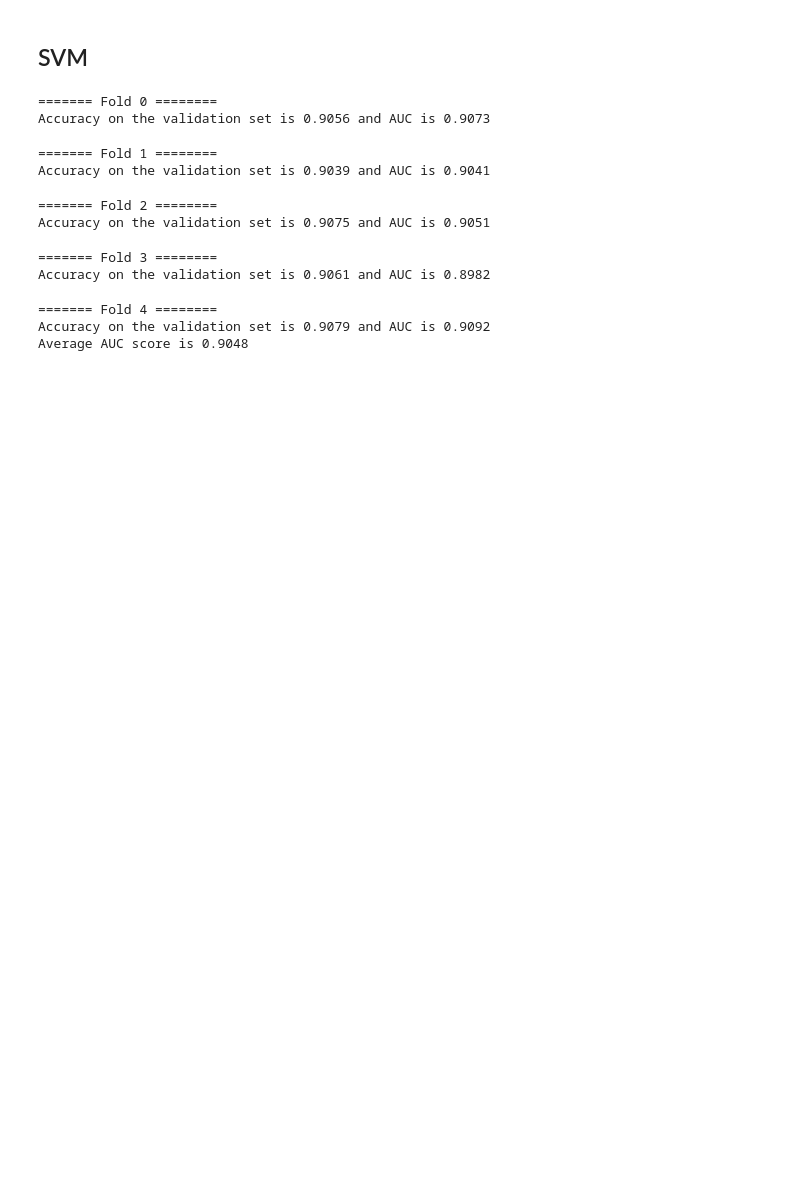
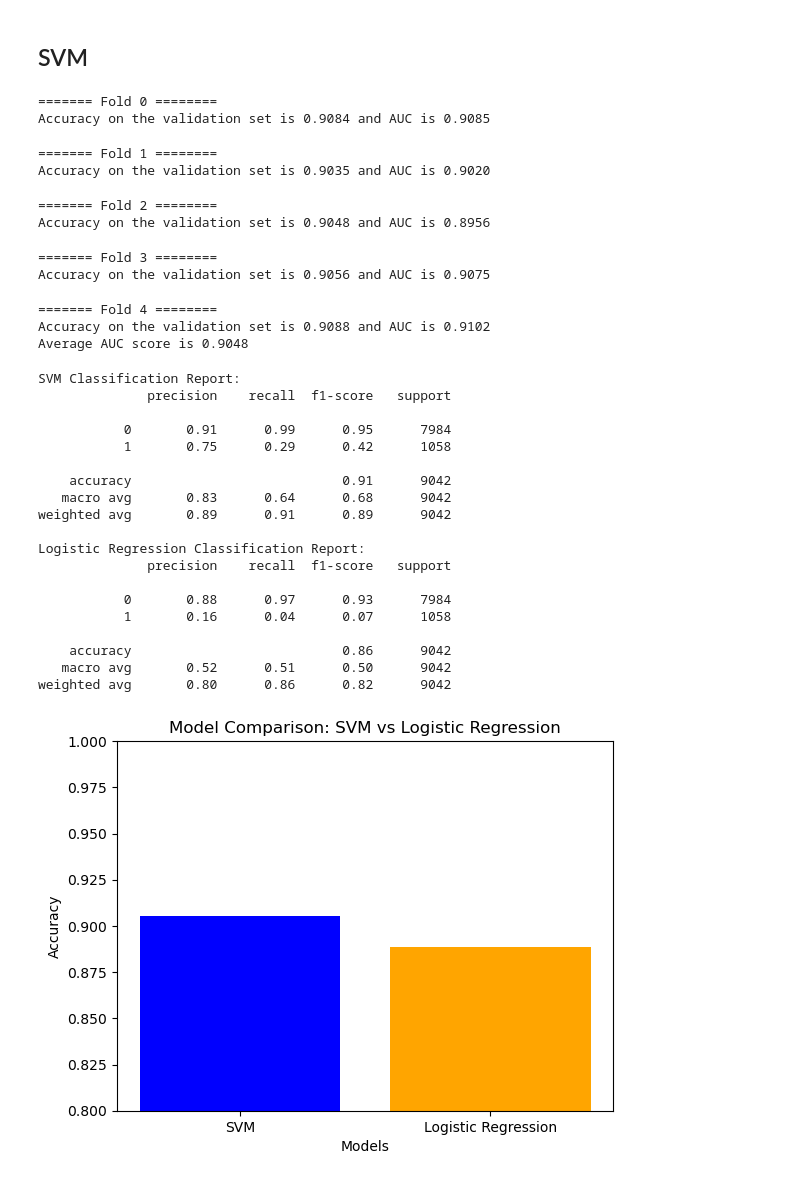
Before and after one commit to Just1a2Noob/Independent_Projects, a Jupyter notebook: bank marketing/bank marketing.ipynb, the cells around one changed output. Cells and saved outputs as stored; diff of their text form; code cells hidden in the pictures; blank space fills up the shorter version.

Commit message:
Added Comparison of Linear Regression and SVM

```diff
--- a/bank marketing/bank marketing.ipynb
+++ b/bank marketing/bank marketing.ipynb
@@ -230,6 +230,9 @@ from sklearn.preprocessing import StandardScaler
 from sklearn import svm
 from sklearn.calibration import CalibratedClassifierCV
 
+# As much as I want to do GridSearchCV or RandomizedSearchCV
+# The specs of my computer isn't strong enough to do the calculation, as from my calculation
+# It will take me about 2516 days using GridSearch CV and using RandomizedSearchCV would take me 7.3 days
 svm_clf = Pipeline([
         ("scaler", StandardScaler()),
         ("svc", svm.SVC(C=1, gamma='auto', max_iter=10000)),
@@ -246,31 +249,31 @@ for train_index, test_index in skf.split(features, target):
     svm_clf.fit(features, target.values.ravel())
 
     # Getting the predictions and predict probability
-    y_pred = svm_clf.predict(X_test)
-    y_pred_proba = svm_clf.decision_function(X_test)
+    svm_y_pred = svm_clf.predict(X_test)
+    svm_y_pred_proba = svm_clf.decision_function(X_test)
 
     # Evaluate the model's accuracy
-    acc_score = accuracy_score(y_test, y_pred)
-    auc_score = roc_auc_score(y_test, y_pred_proba)
+    svm_acc_score = accuracy_score(y_test, svm_y_pred)
+    svm_auc_score = roc_auc_score(y_test, svm_y_pred_proba)
 
     print(f"======= Fold {fold} ========")
     print(
-        f"Accuracy on the validation set is {acc_score:0.4f} and AUC is {auc_score:0.4f}"
+        f"Accuracy on the validation set is {svm_acc_score:0.4f} and AUC is {svm_auc_score:0.4f}"
     )
     fold += 1
-    aucs.append(auc_score)
+    aucs.append(svm_auc_score)
 
-avg_auc = np.mean(aucs)
-print(f'Average AUC score is {avg_auc:0.4f}')
+svm_avg_auc = np.mean(aucs)
+print(f'Average AUC score is {svm_avg_auc:0.4f}')
 # %% [output]
 ======= Fold 0 ========
-Accuracy on the validation set is 0.9056 and AUC is 0.9073
+Accuracy on the validation set is 0.9084 and AUC is 0.9085
 ======= Fold 1 ========
-Accuracy on the validation set is 0.9039 and AUC is 0.9041
+Accuracy on the validation set is 0.9035 and AUC is 0.9020
 ======= Fold 2 ========
-Accuracy on the validation set is 0.9075 and AUC is 0.9051
+Accuracy on the validation set is 0.9048 and AUC is 0.8956
 ======= Fold 3 ========
-Accuracy on the validation set is 0.9061 and AUC is 0.8982
+Accuracy on the validation set is 0.9056 and AUC is 0.9075
 ======= Fold 4 ========
-Accuracy on the validation set is 0.9079 and AUC is 0.9092
+Accuracy on the validation set is 0.9088 and AUC is 0.9102
 Average AUC score is 0.9048
@@ -286,0 +280,41 @@ df_grid = pd.DataFrame(grid.cv_results_)
+# %%
+from sklearn.metrics import classification_report
+
+# Printing classification reports
+print("SVM Classification Report:")
+print(classification_report(y_test, svm_y_pred))
+
+print("Logistic Regression Classification Report:")
+print(classification_report(y_test, logreg_y_pred))
+
+# Creating a plot for comparison
+labels = ['SVM', 'Logistic Regression']
+accuracies = [svm_acc_score, logreg_acc_score]
+
+plt.bar(labels, accuracies, color=['blue', 'orange'])
+plt.xlabel('Models')
+plt.ylabel('Accuracy')
+plt.title('Model Comparison: SVM vs Logistic Regression')
+plt.ylim(0.8, 1.0)  # Set y-axis limit from 0 to 1 for accuracy
+plt.show()
+# %% [output]
+SVM Classification Report:
+              precision    recall  f1-score   support
+
+           0       0.91      0.99      0.95      7984
+           1       0.75      0.29      0.42      1058
+
+    accuracy                           0.91      9042
+   macro avg       0.83      0.64      0.68      9042
+weighted avg       0.89      0.91      0.89      9042
+
+Logistic Regression Classification Report:
+              precision    recall  f1-score   support
+
+           0       0.88      0.97      0.93      7984
+           1       0.16      0.04      0.07      1058
+
+    accuracy                           0.86      9042
+   macro avg       0.52      0.51      0.50      9042
+weighted avg       0.80      0.86      0.82      9042
+[figure, added]
```
Also changed, not shown: parts of 2 cells of this notebook.
